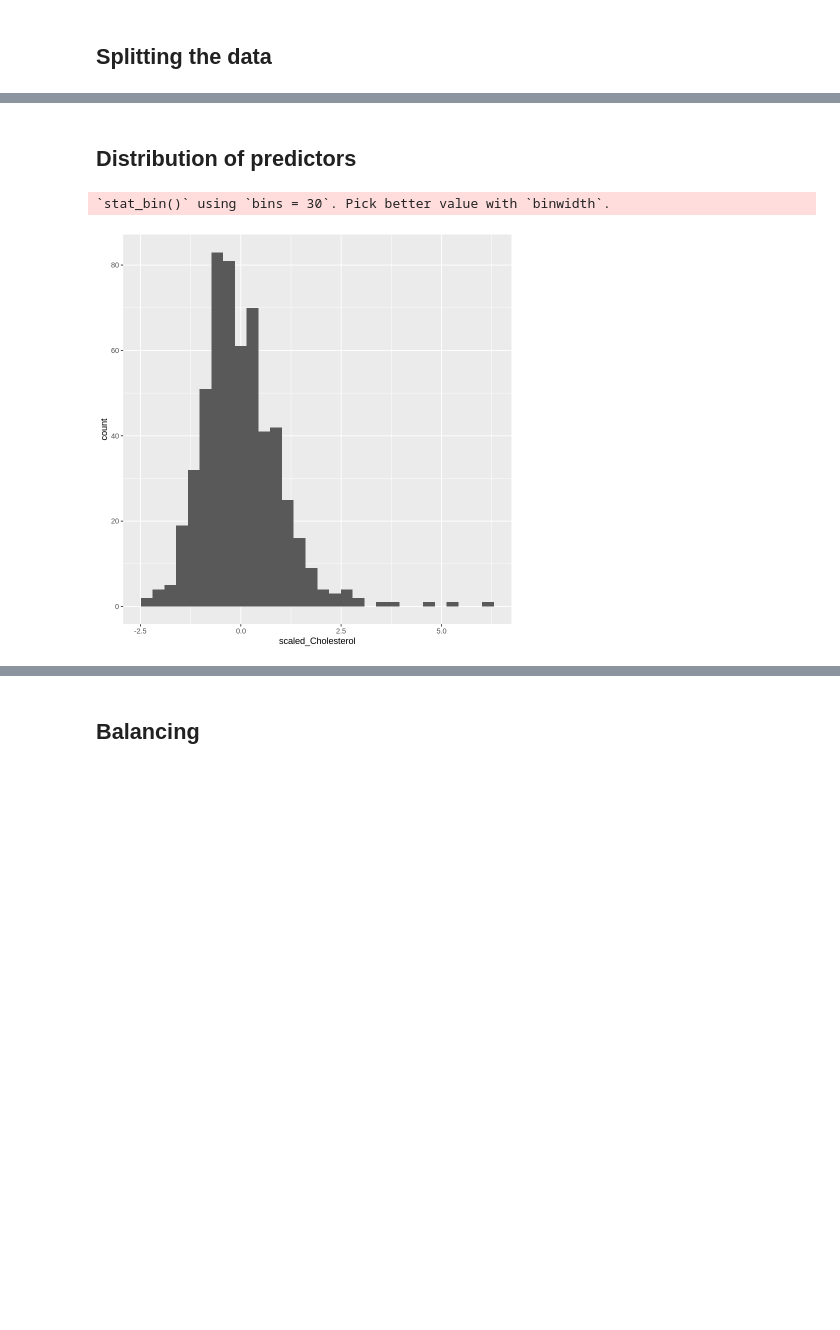
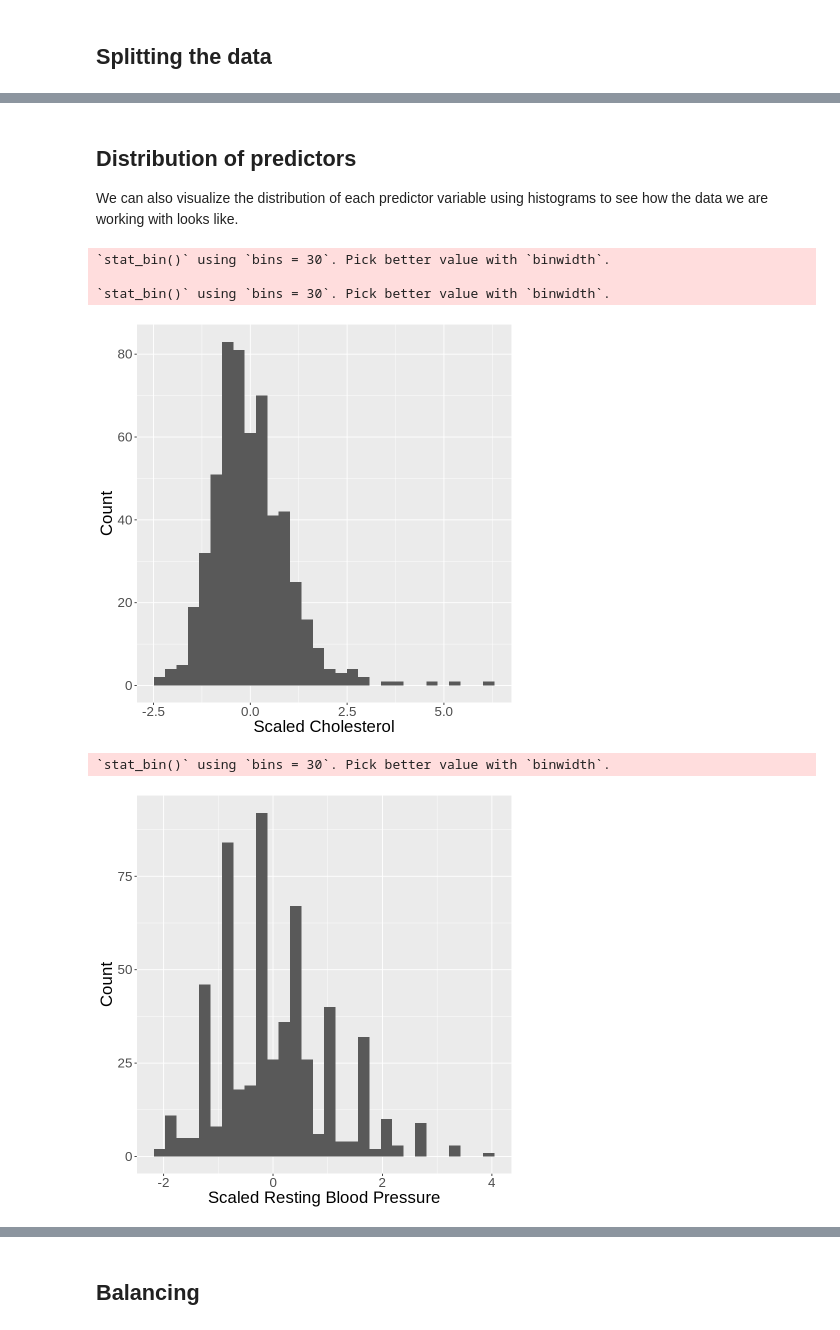
Before and after one commit to josephsoo/dsci_100_group_12, a Jupyter notebook: proposal-group-12.ipynb, the cells around one changed output, grey strips where cells are left out. Saved outputs shown, nothing was run; the diff lists cells and outputs as text; code cells hidden in the pictures; blank space fills up the shorter version.

Commit message:
cleaned up some code and added explanations to plots

```diff
--- a/proposal-group-12.ipynb
+++ b/proposal-group-12.ipynb
@@ -168,8 +160,30 @@ resting_bp_age_plot
 # %% [markdown]
 ## Distribution of predictors
+
+We can also visualize the distribution of each predictor variable using histograms to see how the data we are working with looks like.
 # %%
-ggplot(heart_train, aes(x = scaled_Cholesterol))+
-geom_histogram()
+cholesterol_plot <- heart_train |> ggplot(aes(x = scaled_Cholesterol)) +
+    geom_histogram() +
+    labs(x = "Scaled Cholesterol", y = "Count") +
+    theme(text = element_text(size=20))
+
+resting_bp_plot <- heart_train |> ggplot(aes(x = scaled_RestingBP)) +
+    geom_histogram() +
+    labs(x = "Scaled Resting Blood Pressure", y = "Count") +
+    theme(text = element_text(size=20))
+
+age_plot <- heart_train |> ggplot(aes(x = scaled_Age)) +
+    geom_histogram() +
+    labs(x = "Scaled Age", y = "Count") +
+    theme(text = element_text(size=20))
+
+cholesterol_plot
+resting_bp_plot
+age_plot
 # %% [output]
 `stat_bin()` using `bins = 30`. Pick better value with `binwidth`.
+
+`stat_bin()` using `bins = 30`. Pick better value with `binwidth`.
-[figure, old version]
+[figure, new version]
+`stat_bin()` using `bins = 30`. Pick better value with `binwidth`.
+[figure, added]
```
Also changed, not shown: parts of 14 cells of this notebook.
